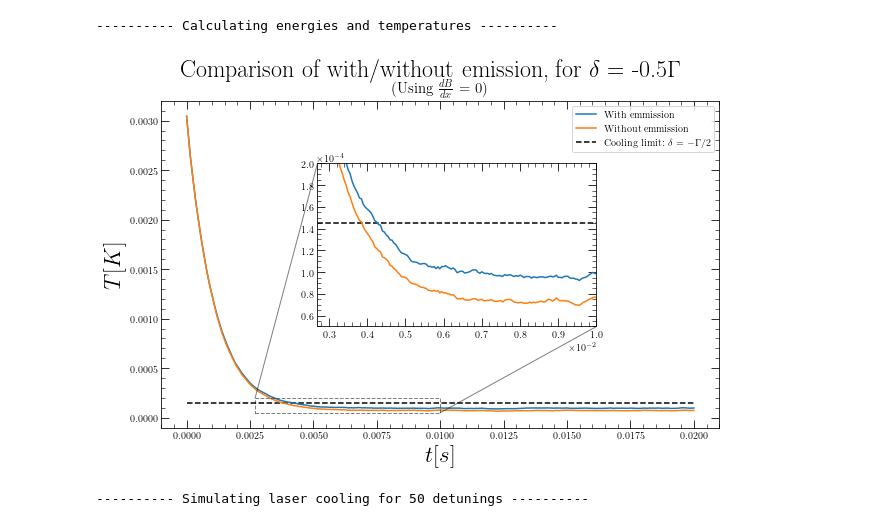
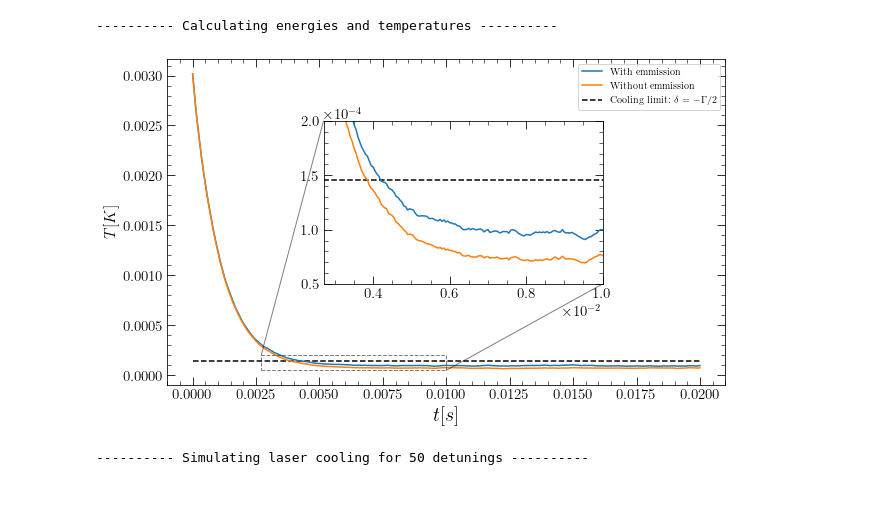
Before and after one commit to seba2390/Python-projects, a Jupyter notebook: LaserCooling/simulation_test.ipynb, the cells around one changed output. Drawn from its saved outputs; the diff is of its cells as text; code cells hidden in the pictures; blank space fills up the shorter version.

```diff
--- a/LaserCooling/simulation_test.ipynb
+++ b/LaserCooling/simulation_test.ipynb
@@ -26,41 +26,41 @@ my_sim.simulate_one_detuning(omega=omega)
 # %%
 plt.rc('text', usetex=True)
 plt.rc("font", family=["Helvetica", "Arial"])
-plt.rc("xtick", top=True, direction="in")
-plt.rc("ytick", right=True, direction="in")
-
+plt.rc("xtick", labelsize = 15, top   = True, direction = "in")
+plt.rc("ytick", labelsize = 15, right = True, direction = "in")
 fig, ax = plt.subplots(figsize=(10,6))
 
 #------------ Main plot --------------#
 ax.plot(my_sim.ts,my_sim.Temperature_with_emission,label="With emmission")
 ax.plot(my_sim.ts,my_sim.Temperature_without_emission,label="Without emmission")
 
 min_detuning = -0.5 * my_cooling.gamma
 lim          = my_sim.temperature_dependency(min_detuning)
 
 ax.hlines(lim,0,np.max(my_sim.ts),color="k",ls="--",label=r"Cooling limit: $\delta = -\Gamma/2$")
-ax.set_xlabel(r'$t [s]$',fontsize=23)
-ax.set_ylabel(r'$T [K]$',fontsize=23)
+ax.set_xlabel(r'$t [s]$',fontsize=20)
+ax.set_ylabel(r'$T [K]$',fontsize=16)
 
 #------------ Zoom plot --------------#
 zoom_ax = ax.inset_axes([0.28,0.31,0.5,0.5])
 zoom_ax.ticklabel_format(style='sci',scilimits=(5,3))
 zoom_ax.set_xlim(0.0027,0.01)
 zoom_ax.set_ylim(0.00005,0.2e-3)
 
 zoom_ax.plot(my_sim.ts,my_sim.Temperature_with_emission)
 zoom_ax.plot(my_sim.ts,my_sim.Temperature_without_emission)
 ax.indicate_inset_zoom(zoom_ax, edgecolor="black",linestyle="--")
 zoom_ax.hlines(lim,0,np.max(my_sim.ts),colors='k',ls='--')
 
 #------------ General ----------------#
-ax.set_title(r"(Using $\frac{dB}{dx}$ = "+f"{my_cooling.magnetic_gradient})",y=1.01,size=15)
-fig.suptitle(r"Comparison of with/without emission, for $\delta$ = "+f"{units_of_gamma}"+r"$\Gamma$",size=24)
+#ax.set_title(r"(Using $\frac{dB}{dx}$ = "+f"{my_cooling.magnetic_gradient})",y=1.01,size=15)
+#fig.suptitle(r"Comparison of with/without emission, for $\delta$ = "+f"{units_of_gamma}"+r"$\Gamma$",size=24)
 ax.legend()
-#plt.savefig(fname="With vs. without emission - no magnetic field.jpg", dpi=500)
+plt.subplots_adjust(wspace=0.1)
+plt.savefig(fname="With vs. without emission - no magnetic field.jpg", dpi=500)
 plt.show()
 # %% [output]
-[figure, old version]
+[figure, new version]
 # %%
 nr_detunings  = 50
 detunings     = np.linspace(-2, -0.001, nr_detunings) * my_cooling.gamma
```
Also changed, not shown: 7 other files.
